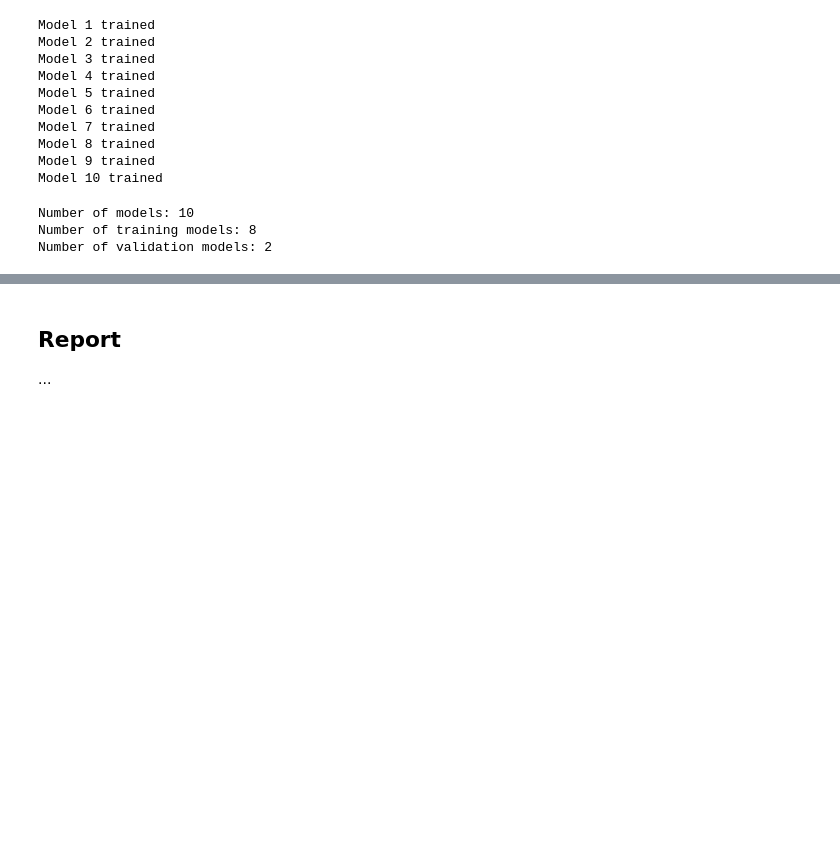
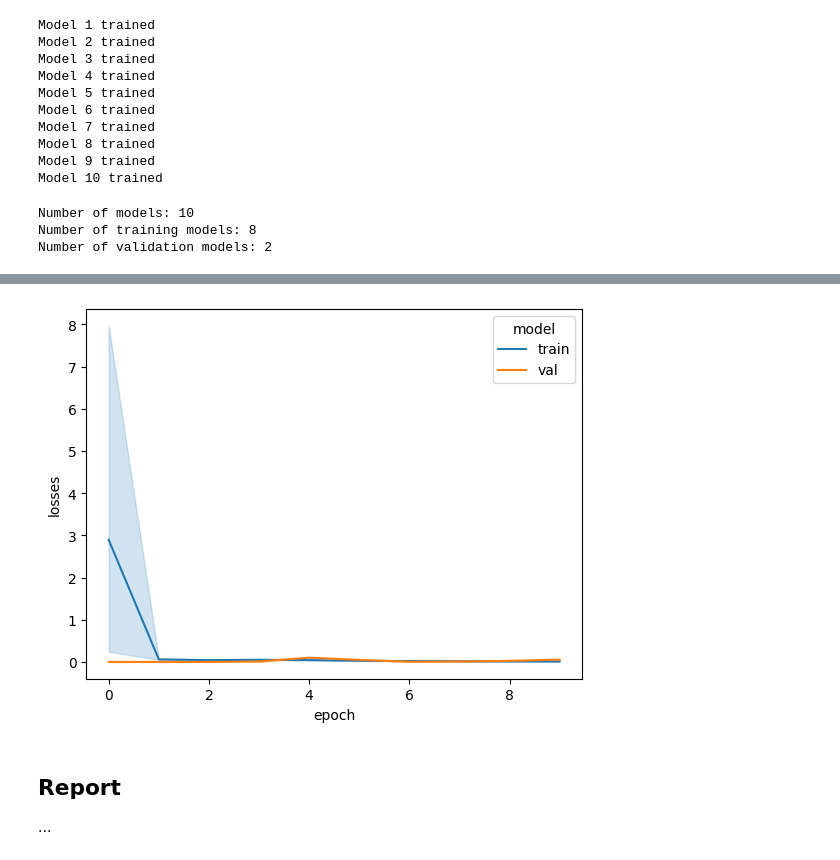
Before and after one commit to dario-loi/unlearning, a Jupyter notebook: Practice/practice.ipynb, the cells around one changed output, grey strips where cells are left out. Cells and saved outputs as stored; diff of their text form; code cells hidden in the pictures; blank space fills up the shorter version.

```diff
--- a/Practice/practice.ipynb
+++ b/Practice/practice.ipynb
@@ -1892,0 +1972,15 @@ def train_gmn_mock_optimizer(
+# %%
+import seaborn as sns
+import pandas as pd
+
+df = pd.DataFrame(
+    train_losses_downstream + val_losses_downstream,
+    columns=["model", "losses"],
+)
+# %%
+df.iloc[: len(train_losses_downstream), 0] = "train"
+df.iloc[len(train_losses_downstream) :, 0] = "val"
+df["index"] = df.index
+# %%
+df.reset_index(drop=True, inplace=True)
+df
@@ -1892,0 +1999,7 @@ def train_gmn_mock_optimizer(
+# %%
+# explode the losses list
+df = df.explode("losses")
+df["epoch"] = df.groupby("index").cumcount()
+# %%
+sns.lineplot(data=df, x="epoch", y="losses", hue="model")
+# %% [output]
@@ -1893,3 +2007,4 @@ def train_gmn_mock_optimizer(
+[figure, added]
 # %% [markdown]
 ## Report
 
```
Also changed, not shown: parts of 32 cells of this notebook, 3 other files.
